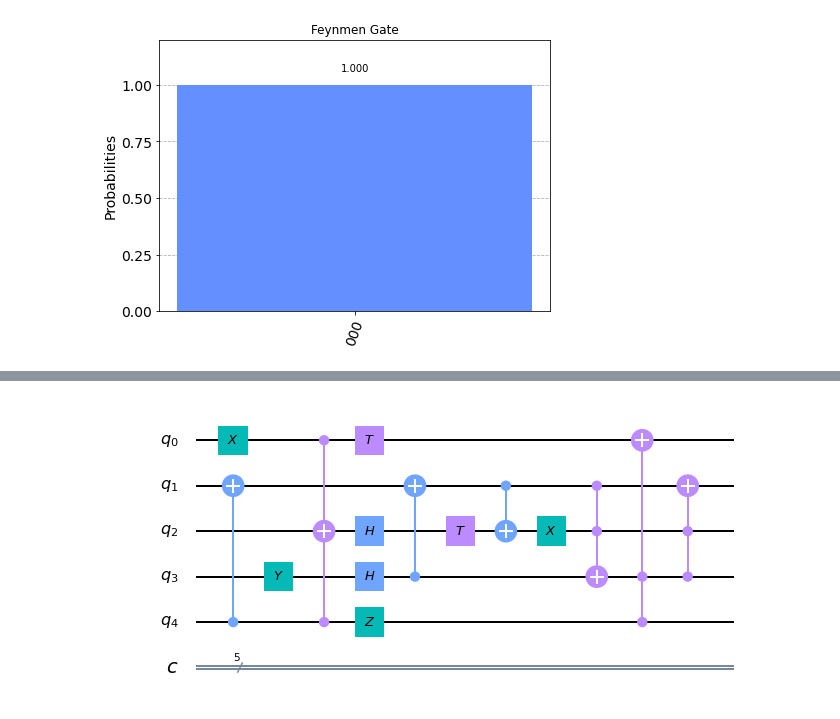
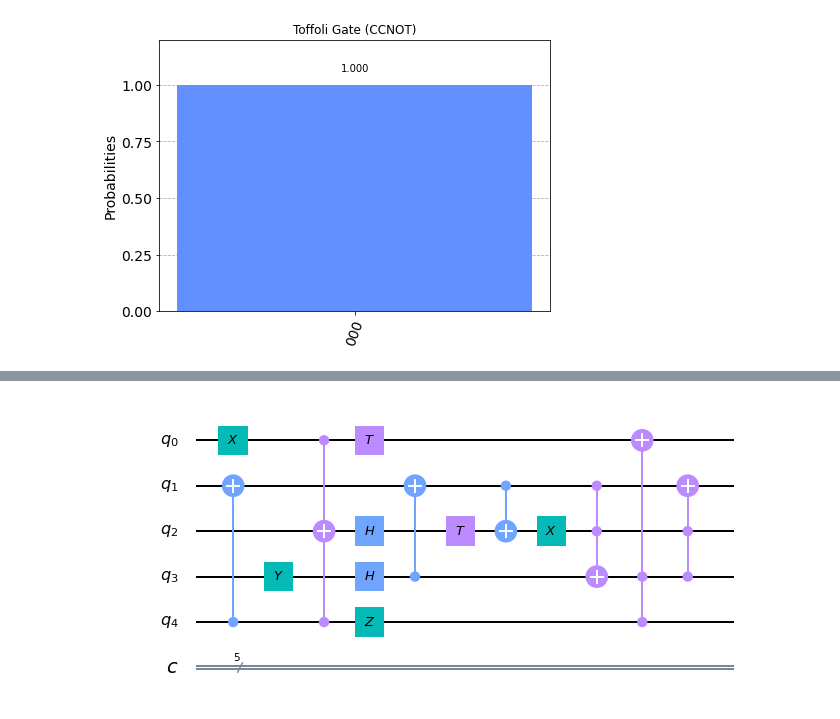
Before and after one commit to maggie-bao202/Quantum-Decoherence, a Jupyter notebook: main.ipynb, the cells around one changed output, grey strips where cells are left out. Saved outputs shown, nothing was run; the diff lists cells and outputs as text; code cells hidden in the pictures.

```diff
--- a/main.ipynb
+++ b/main.ipynb
@@ -63,15 +136,17 @@ circ.draw(output='mpl') #draw circuit
 # %%
 circ.measure([0,1,2], [2,1,0])
 
 # Select the QasmSimulator from the Aer provider
 simulator = Aer.get_backend('qasm_simulator')
 
 # Execute and get counts
 result = execute(circ, simulator).result()
 counts = result.get_counts(circ)
-plot_histogram(counts, title='Feynmen Gate')
+plot_histogram(counts, title='Toffoli Gate (CCNOT)')
+#Like the Feynman gate, since in this instance the starting states of the qubits are all 0, the inverter does not
+#activate and we theoretically measure 000 100% of the time.
 # %% [output]
-[figure, old version]
+[figure, new version]
 # %%
 # Construct the noise model from backend properties
 noise_model = NoiseModel.from_backend(device_backend)
```
Also changed, not shown: parts of 20 cells of this notebook.
